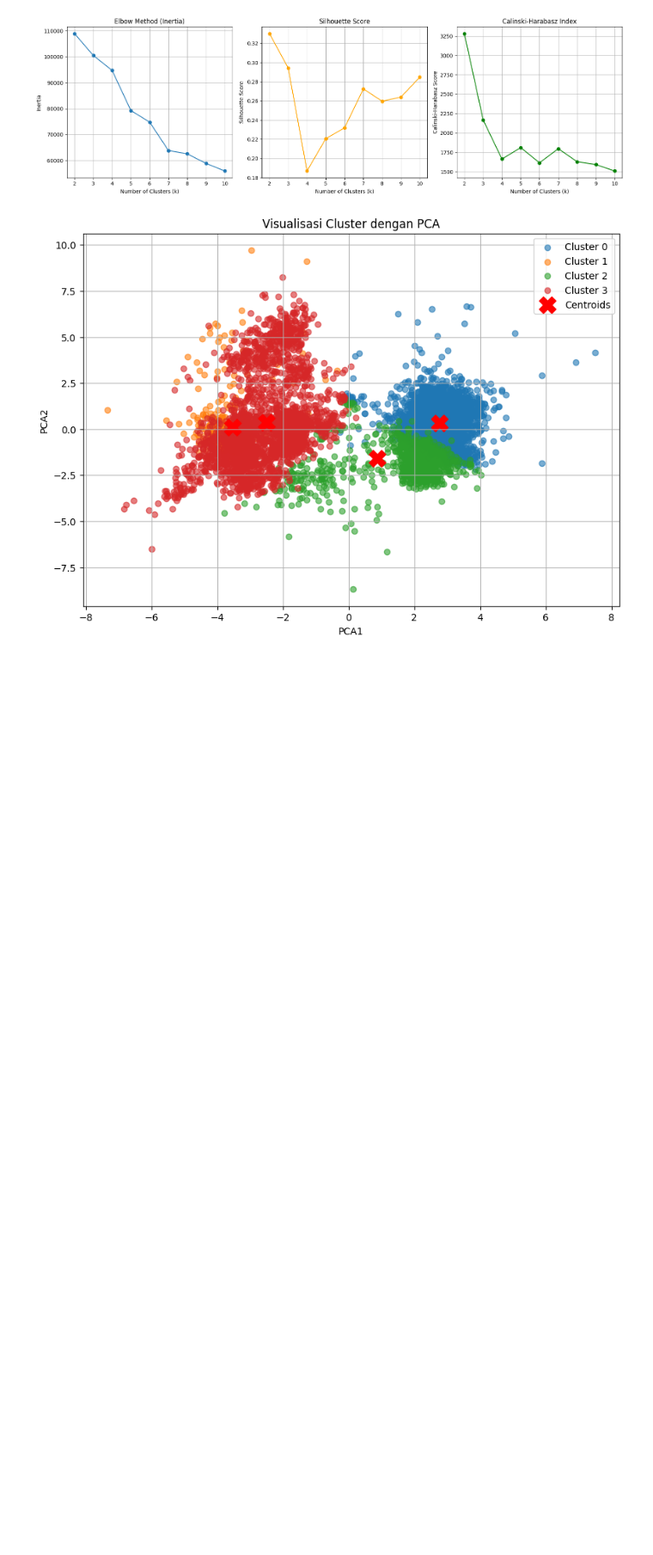
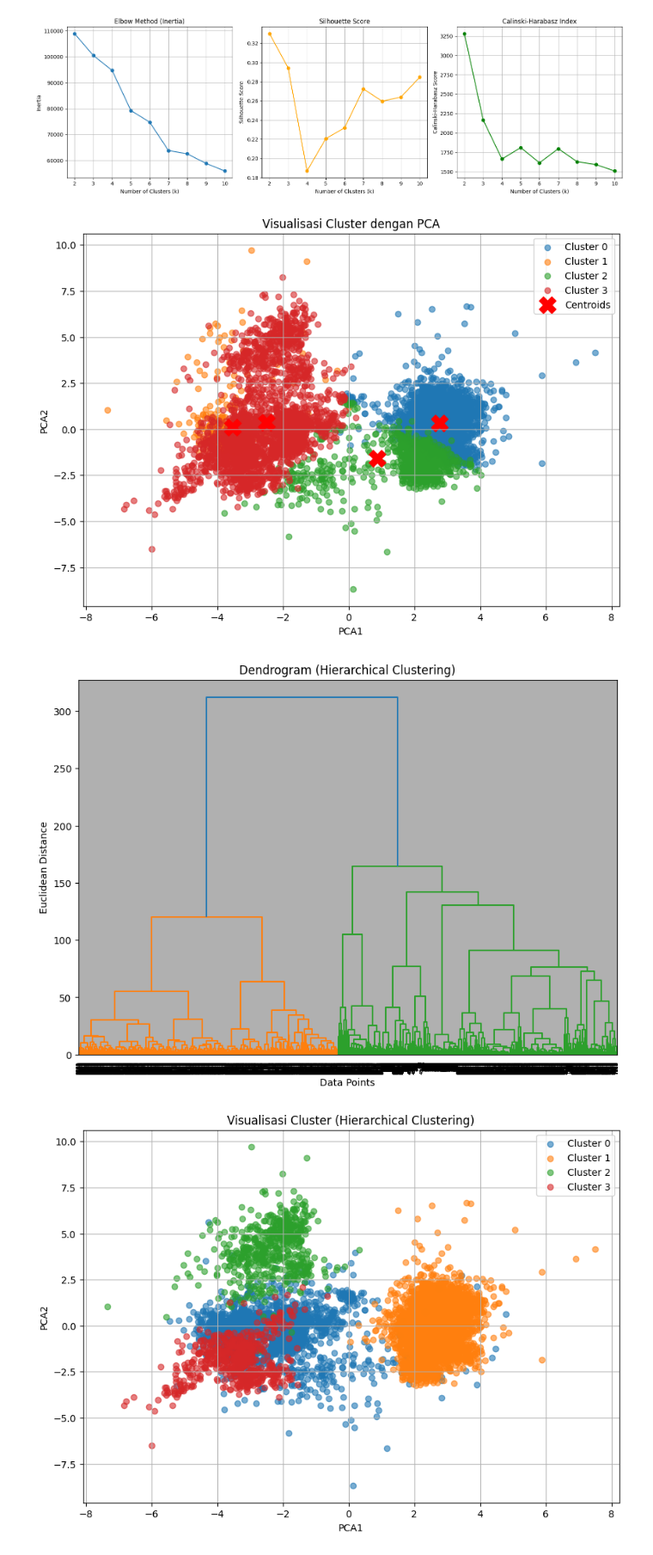
Before and after one commit to Dusein/MachineLearningTask, a Jupyter notebook: 6WeekTask/Clustering_Model_For_Hasil_Clustering.ipynb, the cells around one changed output. Shown: that part at 86% size. Drawn from its saved outputs; the diff is of its cells as text; code cells hidden in the pictures; blank space fills up the shorter version.

```diff
--- a/6WeekTask/Clustering_Model_For_Hasil_Clustering.ipynb
+++ b/6WeekTask/Clustering_Model_For_Hasil_Clustering.ipynb
@@ -149,3 +149,48 @@ plt.grid(True)
 plt.show()
 # %% [output]
 [figure]
+# %%
+from scipy.cluster.hierarchy import dendrogram, linkage
+from sklearn.cluster import AgglomerativeClustering
+from sklearn.decomposition import PCA
+
+# Buat dendrogram untuk menentukan jumlah cluster optimal
+plt.figure(figsize=(10, 7))
+linked = linkage(data_scaled, method='ward')  # Menggunakan metode 'ward' untuk linkage
+dendrogram(linked)
+plt.title('Dendrogram (Hierarchical Clustering)')
+plt.xlabel('Data Points')
+plt.ylabel('Euclidean Distance')
+plt.grid(True)
+plt.show()
+
+# Pilih jumlah cluster optimal berdasarkan dendrogram
+optimal_k = 4  # Ganti dengan jumlah cluster sesuai dendrogram
+
+# Terapkan Agglomerative Clustering
+hierarchical_clustering = AgglomerativeClustering(n_clusters=optimal_k, linkage='ward')
+data['Cluster_Hierarchical'] = hierarchical_clustering.fit_predict(data_scaled)
+
+# Reduksi dimensi dengan PCA untuk visualisasi hasil clustering
+pca = PCA(n_components=2)  # Mengurangi dimensi data menjadi 2D
+data_pca = pca.fit_transform(data_scaled)
+
+# Menambahkan hasil PCA ke dalam DataFrame untuk visualisasi
+data['PCA1'] = data_pca[:, 0]
+data['PCA2'] = data_pca[:, 1]
+
+# Visualisasi hasil clustering dalam scatter plot
+plt.figure(figsize=(10, 7))
+for cluster in range(optimal_k):
+    cluster_data = data[data['Cluster_Hierarchical'] == cluster]
+    plt.scatter(cluster_data['PCA1'], cluster_data['PCA2'], label=f'Cluster {cluster}', alpha=0.6)
+
+plt.title('Visualisasi Cluster (Hierarchical Clustering)')
+plt.xlabel('PCA1')
+plt.ylabel('PCA2')
+plt.legend()
+plt.grid(True)
+plt.show()
+# %% [output]
+[figure, added]
+[figure, added]
```
Also changed, not shown: parts of 2 cells of this notebook.
